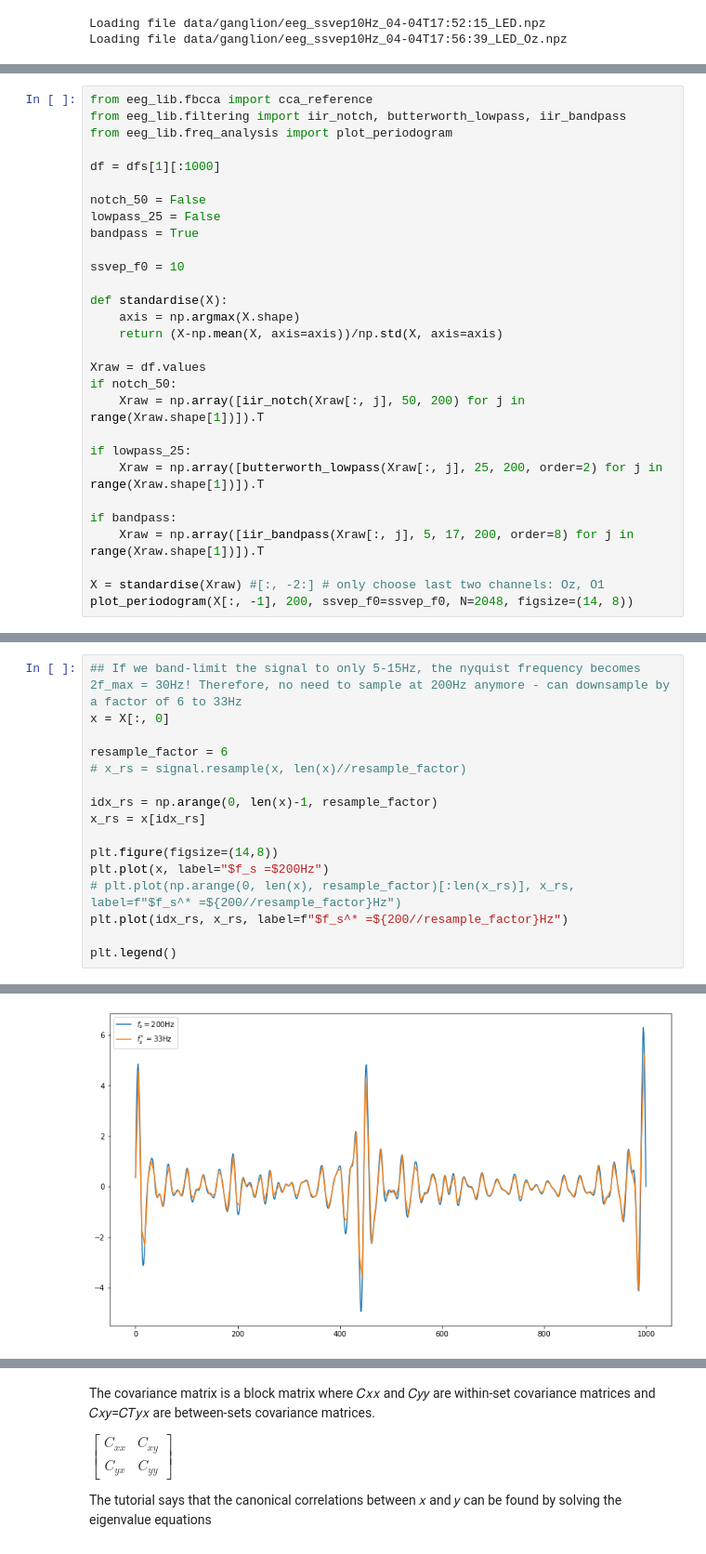
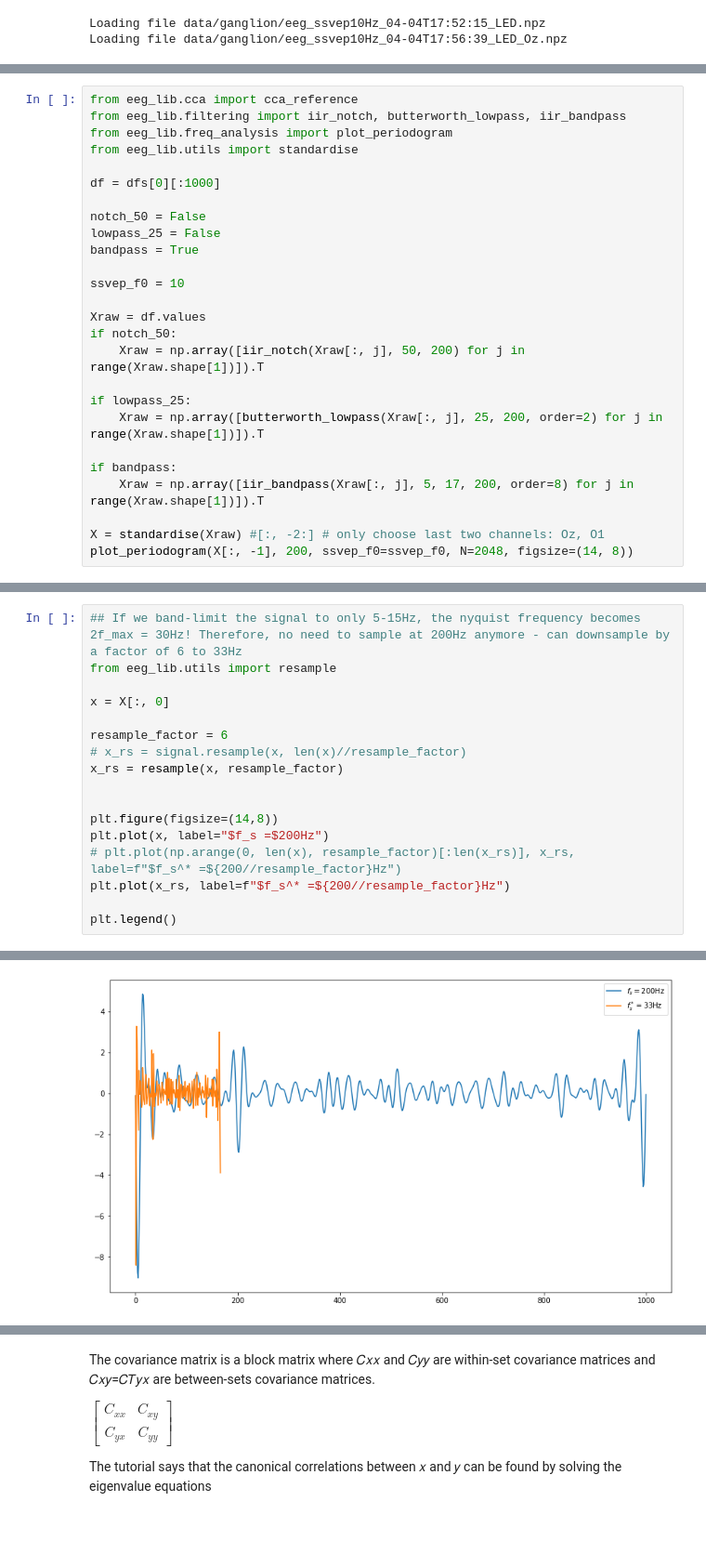
Before and after one commit to JamesTev/EEG-decoding, a Jupyter notebook: EEG-Analysis.ipynb, the cells around one changed output, grey strips where cells are left out. Shown at 93% size. Saved outputs shown, nothing was run; the diff lists cells and outputs as text.

```diff
--- a/EEG-Analysis.ipynb
+++ b/EEG-Analysis.ipynb
@@ -53,21 +53,18 @@ $$
 
 Then it finds a second pair, which is uncorrelated with the first pair of canonical variables but has a next highest correlation. The process of constructing canonical variables continues until the number of pairs of canonical variables equals the number of variables in the smaller set (usually $X$). The coefficients describe the correlation relation of the two sets.
 # %%
-from eeg_lib.fbcca import cca_reference
+from eeg_lib.cca import cca_reference
 from eeg_lib.filtering import iir_notch, butterworth_lowpass, iir_bandpass
 from eeg_lib.freq_analysis import plot_periodogram
+from eeg_lib.utils import standardise
 
-df = dfs[1][:1000]
+df = dfs[0][:1000]
 
 notch_50 = False
 lowpass_25 = False
 bandpass = True
 
 ssvep_f0 = 10
-
-def standardise(X):
-    axis = np.argmax(X.shape)
-    return (X-np.mean(X, axis=axis))/np.std(X, axis=axis)
 
 Xraw = df.values
 if notch_50:
@@ -88,19 +85,20 @@ Fundamental SSVEP frequency expected at 10Hz
 # %%
 ## If we band-limit the signal to only 5-15Hz, the nyquist frequency becomes 2f_max = 30Hz! Therefore, no need to sample at 200Hz anymore - can downsample by a factor of 6 to 33Hz
+from eeg_lib.utils import resample
+
 x = X[:, 0]
 
 resample_factor = 6
 # x_rs = signal.resample(x, len(x)//resample_factor)
+x_rs = resample(x, resample_factor)
 
-idx_rs = np.arange(0, len(x)-1, resample_factor)
-x_rs = x[idx_rs]
 
 plt.figure(figsize=(14,8))
 plt.plot(x, label="$f_s =$200Hz")
 # plt.plot(np.arange(0, len(x), resample_factor)[:len(x_rs)], x_rs, label=f"$f_s^* =${200//resample_factor}Hz")
-plt.plot(idx_rs, x_rs, label=f"$f_s^* =${200//resample_factor}Hz")
+plt.plot(x_rs, label=f"$f_s^* =${200//resample_factor}Hz")
 
 plt.legend()
 # %% [output]
 <matplotlib.legend.Legend at 0x...>
-[figure, old version]
+[figure, new version]
```
Also changed, not shown: parts of 22 cells of this notebook, 7 other files.
